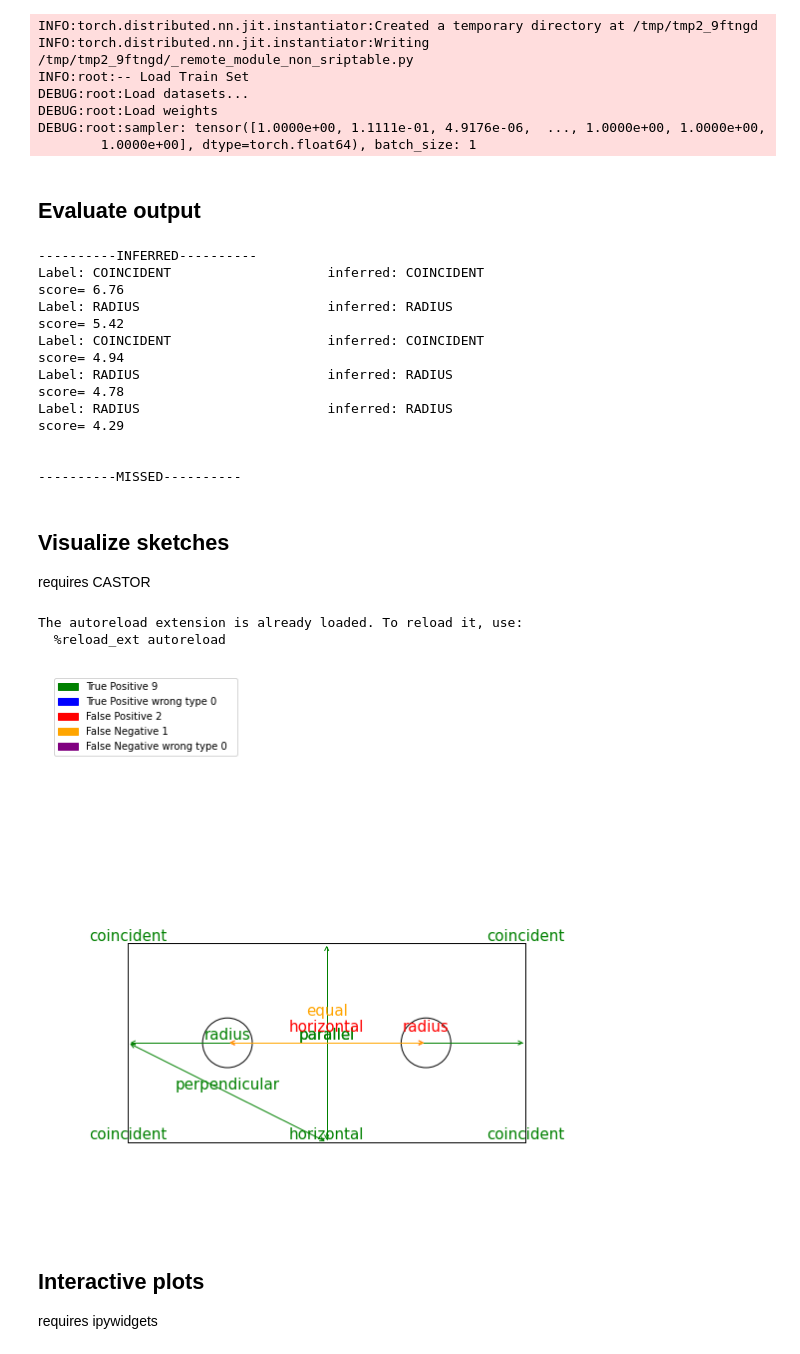
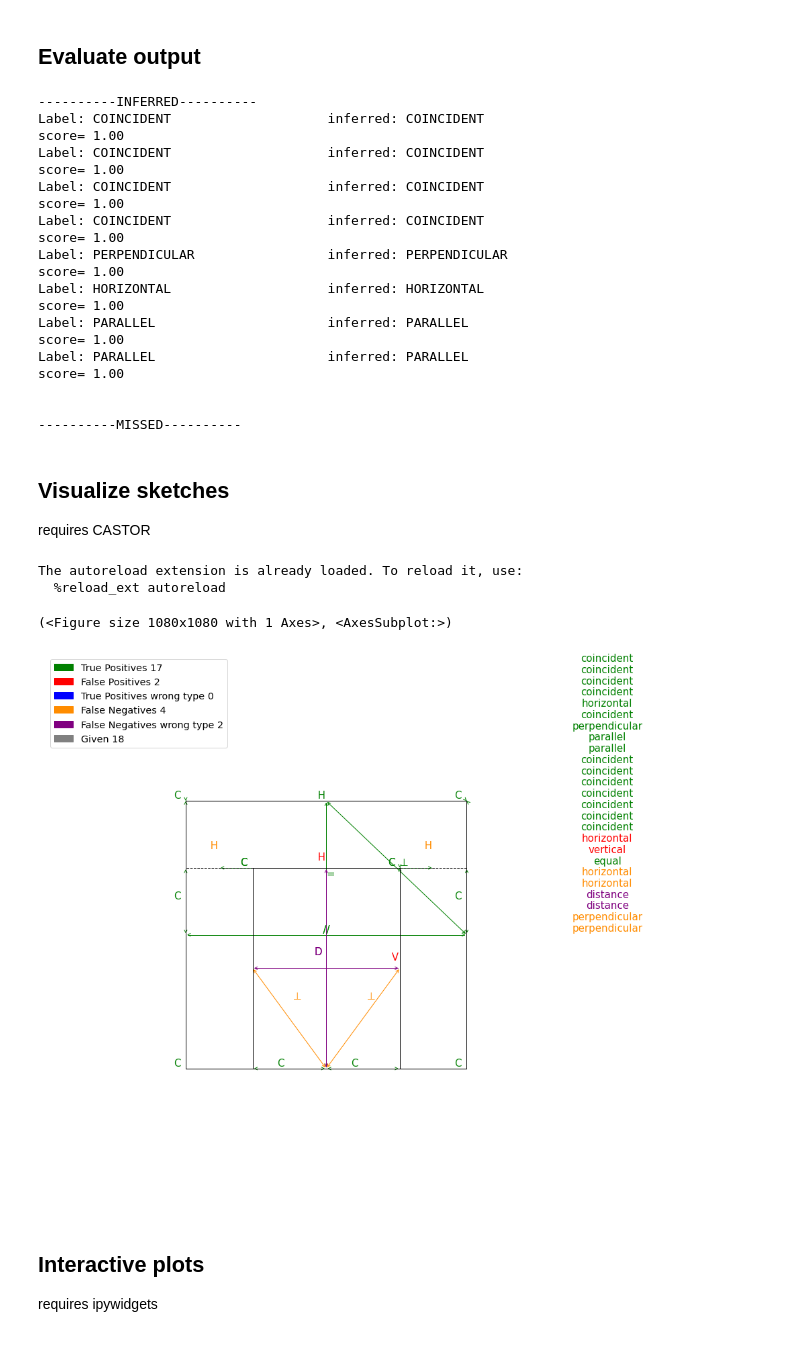
Before and after one commit to sketchai/model, a Jupyter notebook: notebook/inference.ipynb, the cells around one changed output. Saved outputs shown, nothing was run; the diff lists cells and outputs as text; code cells hidden in the pictures.

Commit message:
change format and refactor visu

```diff
--- a/notebook/inference.ipynb
+++ b/notebook/inference.ipynb
@@ -1,4 +1,6 @@
 # %%
+%load_ext autoreload
+%autoreload 2
 import os
 if os.path.basename(os.path.abspath(os.curdir)) == 'notebook':
     os.chdir('../.')
@@ -16,7 +18,7 @@ from src.models.gat import GaT
 from src.utils.to_dict import yaml_to_dict
 from src.utils.logger import logger
 
-SAVED_MODEL_PATH= '/home/f49681/data/sg/models/v000/gat-epoch=49-val_loss=0.30.ckpt'
+SAVED_MODEL_PATH= '/home/f49681/data/sg/models/v001/gat-epoch=48-val_loss=0.28.ckpt'
 SEQUENCE_DATA= 'data/normalization_output_test.npy'
 
 # Load config
@@ -55,14 +57,6 @@ sequence_data = flat_array.load_flat_array(SEQUENCE_DATA)
 
 EDGE_IDX_MAP = d_prep.get('edge_idx_map')
 NODE_IDX_MAP = d_prep.get('node_idx_map')
-# %% [output]
-INFO:torch.distributed.nn.jit.instantiator:Created a temporary directory at /tmp/tmp2_9ftngd
-INFO:torch.distributed.nn.jit.instantiator:Writing /tmp/tmp2_9ftngd/_remote_module_non_sriptable.py
-INFO:root:-- Load Train Set
-DEBUG:root:Load datasets...
-DEBUG:root:Load weights
-DEBUG:root:sampler: tensor([1.0000e+00, 1.1111e-01, 4.9176e-06,  ..., 1.0000e+00, 1.0000e+00,
-        1.0000e+00], dtype=torch.float64), batch_size: 1
 # %% [markdown]
 ## Evaluate output
 # %%
@@ -74,11 +68,14 @@ pred = EvalPrediction(batch,output,EDGE_IDX_MAP,threshold=0.95)
 pred.print_prediction()
 # %% [output]
 ----------INFERRED----------
-Label: COINCIDENT                    inferred: COINCIDENT                                    score= 6.76
-Label: RADIUS                        inferred: RADIUS                                        score= 5.42
-Label: COINCIDENT                    inferred: COINCIDENT                                    score= 4.94
-Label: RADIUS                        inferred: RADIUS                                        score= 4.78
-Label: RADIUS                        inferred: RADIUS                                        score= 4.29
+Label: COINCIDENT                    inferred: COINCIDENT                                    score= 1.00
+Label: COINCIDENT                    inferred: COINCIDENT                                    score= 1.00
+Label: COINCIDENT                    inferred: COINCIDENT                                    score= 1.00
+Label: COINCIDENT                    inferred: COINCIDENT                                    score= 1.00
+Label: PERPENDICULAR                 inferred: PERPENDICULAR                                 score= 1.00
+Label: HORIZONTAL                    inferred: HORIZONTAL                                    score= 1.00
+Label: PARALLEL                      inferred: PARALLEL                                      score= 1.00
+Label: PARALLEL                      inferred: PARALLEL                                      score= 1.00
 
 
 ----------MISSED----------
@@ -86,24 +83,22 @@ Label: RADIUS                        inferred: RADIUS
 ## Visualize sketches
 requires CASTOR
 # %%
-%load_ext autoreload
-%autoreload 2
 from sketch_data.sketch import Sketch
 from src.inference.castor import PredictionToCastor
-from src.inference.visualization import display_constraint, display_inference, display_specific_constraint
+from src.inference.visualization import display_constraint, display_inference, display_specific_constraint, filter_edges_for_visu
 
 batch = next(batch_iterator)
 output = model(batch)
 pred = EvalPrediction(batch,output,EDGE_IDX_MAP,threshold=0.95)
 seq_idx = batch['sequence_idx'][0]
 sketch = Sketch()
 sketch.sequence = sequence_data[seq_idx]
-display_inference(sketch,pred)
-# display_specific_constraint(sketch, pred, request=-1)
+display_specific_constraint(sketch, pred, request=-1)
 # %% [output]
 The autoreload extension is already loaded. To reload it, use:
   %reload_ext autoreload
+(<Figure size 1080x1080 with 1 Axes>, <AxesSubplot:>)
-[figure, old version]
+[figure, new version]
 # %% [markdown]
 ## Interactive plots
 
```
Also changed, not shown: parts of 2 cells of this notebook, 2 other files.
